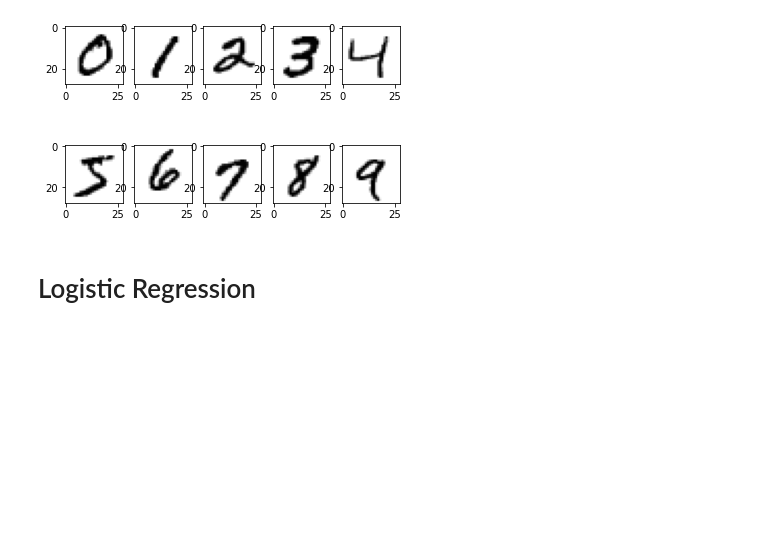
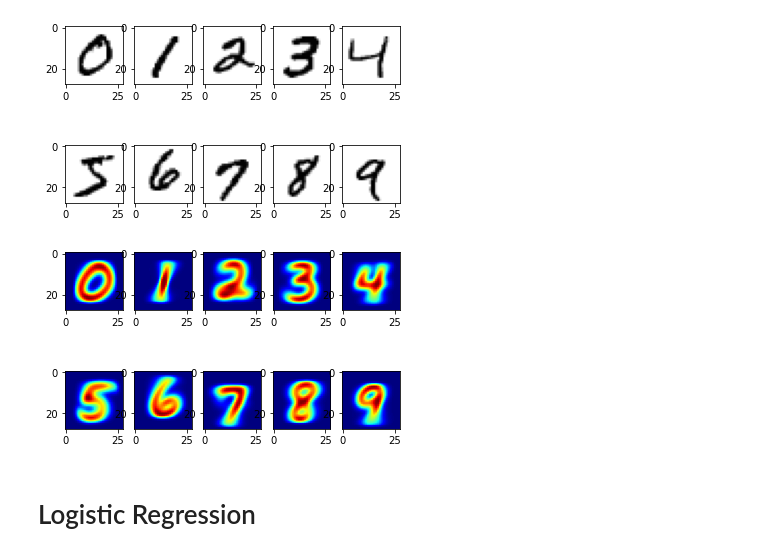
Before and after one commit to naviak/MLTasks, a Jupyter notebook: Task2/mnist.ipynb, the cells around one changed output. Saved outputs shown, nothing was run; the diff lists cells and outputs as text; code cells hidden in the pictures; blank space fills up the shorter version.

Commit message:
distributions added

```diff
--- a/Task2/mnist.ipynb
+++ b/Task2/mnist.ipynb
@@ -17,6 +18,10 @@ y = y.astype(np.int)
 showMnistExamples(X, y, 0)
 # %% [output]
 [figure]
+# %%
+showDistributions(X, y)
+# %% [output]
+[figure, added]
 # %% [markdown]
 # Logistic Regression
 # %%
```
Also changed, not shown: parts of 8 cells of this notebook, 1 other file.
